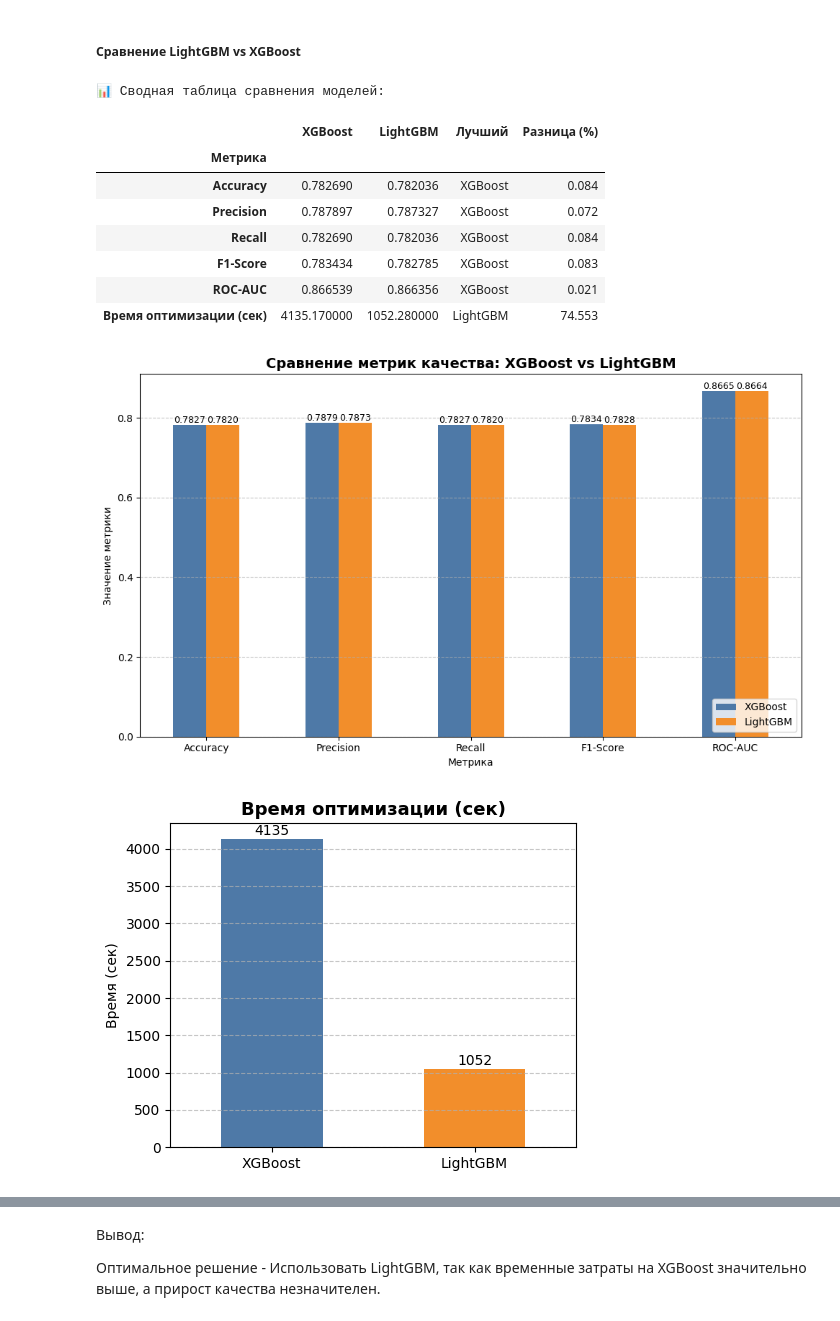
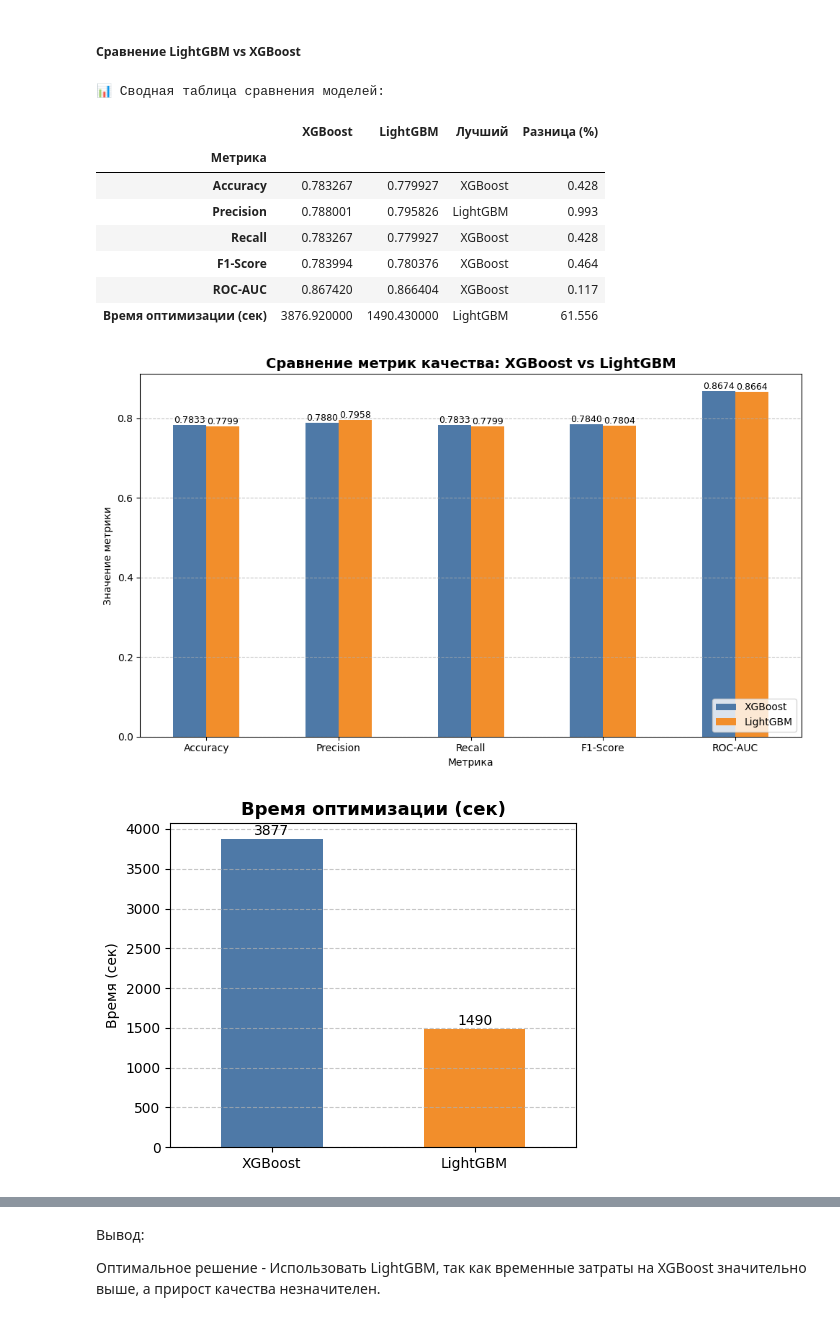
Before and after one commit to ACME-URFU/smoking-status-prediction, a Jupyter notebook: notebooks/eda.ipynb, the cells around one changed output, grey strips where cells are left out. Saved outputs shown, nothing was run; the diff lists cells and outputs as text; code cells hidden in the pictures.

```diff
--- a/notebooks/eda.ipynb
+++ b/notebooks/eda.ipynb
@@ -1765,13 +1899,15 @@ import lightgbm as lgb
 train_data = lgb.Dataset(X_train, label=y_train)
 val_data = lgb.Dataset(X_test, label=y_test, reference=train_data)
 
+scale_pos_weight = (y_train == 0).sum() / (y_train == 1).sum() # балансировка классов
 # 2. Базовые гиперпараметры (разумные значения по умолчанию)
 params = {
     "objective": "binary",
     "metric": "binary_logloss",
     "boosting_type": "gbdt",
     "random_state": 42,
-    "verbosity": -1              # отключаем лишний вывод
+    "verbosity": -1,              # отключаем лишний вывод
+    'scale_pos_weight': scale_pos_weight
 }
 
 start_time_lgbase = time.time()
@@ -1915,7 +2053,7 @@ def objective_lgb(trial):
 # %%
 start_lgb_time = time.time()
 
-study_lgb = optuna.create_study(direction="maximize")
+study_lgb = optuna.create_study(direction="maximize",sampler=optuna.samplers.TPESampler(seed=42))
 study_lgb.optimize(objective_lgb, n_trials=100, show_progress_bar=False)
 
 optuna_lgb_time = time.time() - start_lgb_time
@@ -1961,6 +2099,7 @@ best_params = {
     "verbosity": -1,
     "random_state": 42,
     "boosting_type": "gbdt",
+    'scale_pos_weight': scale_pos_weight
 }
 best_params.update(study_lgb.best_params)
 
@@ -2223,7 +2414,7 @@ def objective_xgb(trial):
 # %%
 start_time_xgb = time.time()
 
-study_xgb = optuna.create_study(direction="maximize")
+study_xgb = optuna.create_study(direction="maximize",sampler=optuna.samplers.TPESampler(seed=42))
 study_xgb.optimize(objective_xgb, n_trials=100, show_progress_bar=False)
 
 optuna_xgb_time = time.time() - start_time_xgb
@@ -2419,8 +2659,8 @@ import matplotlib.pyplot as plt
 # Данные
 summary_data = {
     "Метрика": ["Accuracy", "Precision", "Recall", "F1-Score", "ROC-AUC", "Время оптимизации (сек)"],
-    "XGBoost": [0.782690, 0.787897, 0.782690, 0.783434, 0.866539, 4135.17],
-    "LightGBM": [0.782036, 0.787327, 0.782036, 0.782785, 0.866356, 1052.28]
+    "XGBoost":  [ 0.783267, 0.788001, 0.783267, 0.783994, 0.867420, 3876.92 ],
+    "LightGBM": [ 0.779927, 0.795826, 0.779927, 0.780376, 0.866404, 1490.43 ]
 }
 
 df = pd.DataFrame(summary_data)
@@ -2472,40 +2712,40 @@ ax.set_title('Сравнение метрик качества: XGBoost vs Light
 ax.set_ylabel('Значение метрики')
 ax.legend(loc='lower right')  # ← легенда в нижнем левом углу
 ax.grid(axis='y', linestyle='--', alpha=0.7)
 
 for container in ax.containers:
     ax.bar_label(container, fmt='%.4f', fontsize=9)
 
 plt.xticks(rotation=0)
 plt.tight_layout()
 plt.show()
 
 # === График времени ===
 fig, ax2 = plt.subplots(figsize=(5, 4))
 time_row = df.loc[time_metric, ["XGBoost", "LightGBM"]]
 time_row.plot(kind='bar', ax=ax2, color=['#4e79a7', '#f28e2b'])
 ax2.set_title('Время оптимизации (сек)', fontsize=13, fontweight='bold')
 ax2.set_ylabel('Время (сек)')
 ax2.grid(axis='y', linestyle='--', alpha=0.7)
 
 for i, (model, val) in enumerate(time_row.items()):
     ax2.text(i, val + 50, f'{val:.0f}', ha='center', fontsize=10)
 
 plt.xticks(rotation=0)
 plt.tight_layout()
 plt.show()
 # %% [output]
 📊 Сводная таблица сравнения моделей:
 |  | XGBoost | LightGBM | Лучший | Разница (%) |
 | Метрика |  |  |  |  |
-| Accuracy | 0.782690 | 0.782036 | XGBoost | 0.084 |
-| Precision | 0.787897 | 0.787327 | XGBoost | 0.072 |
-| Recall | 0.782690 | 0.782036 | XGBoost | 0.084 |
-| F1-Score | 0.783434 | 0.782785 | XGBoost | 0.083 |
-| ROC-AUC | 0.866539 | 0.866356 | XGBoost | 0.021 |
-| Время оптимизации (сек) | 4135.170000 | 1052.280000 | LightGBM | 74.553 |
+| Accuracy | 0.783267 | 0.779927 | XGBoost | 0.428 |
+| Precision | 0.788001 | 0.795826 | LightGBM | 0.993 |
+| Recall | 0.783267 | 0.779927 | XGBoost | 0.428 |
+| F1-Score | 0.783994 | 0.780376 | XGBoost | 0.464 |
+| ROC-AUC | 0.867420 | 0.866404 | XGBoost | 0.117 |
+| Время оптимизации (сек) | 3876.920000 | 1490.430000 | LightGBM | 61.556 |
 [figure]
-[figure, old version]
+[figure, new version]
 # %% [markdown]
 **📊 Победитель по качеству: XGBoost**
 
```
Also changed, not shown: parts of 53 cells of this notebook.
